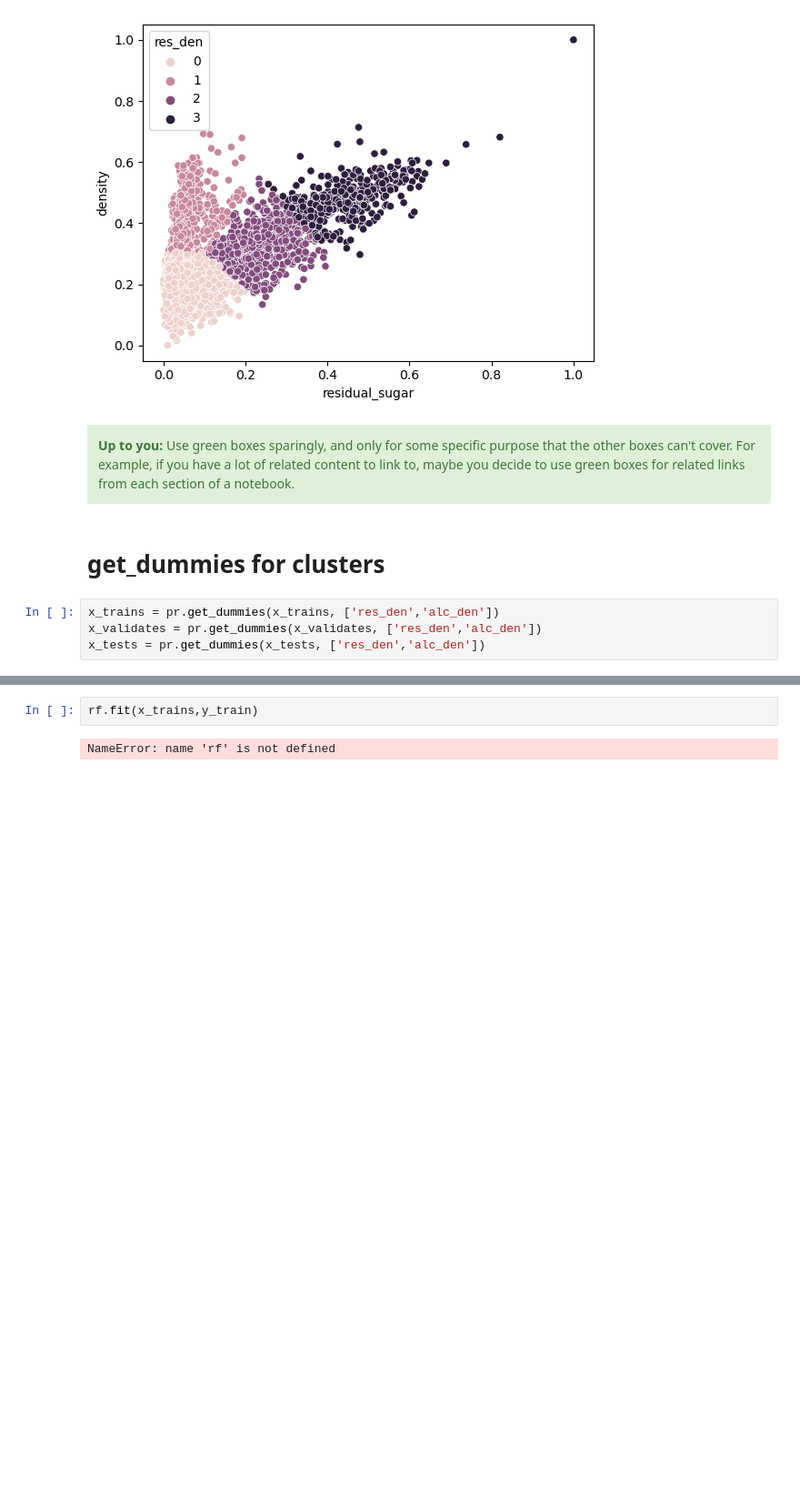
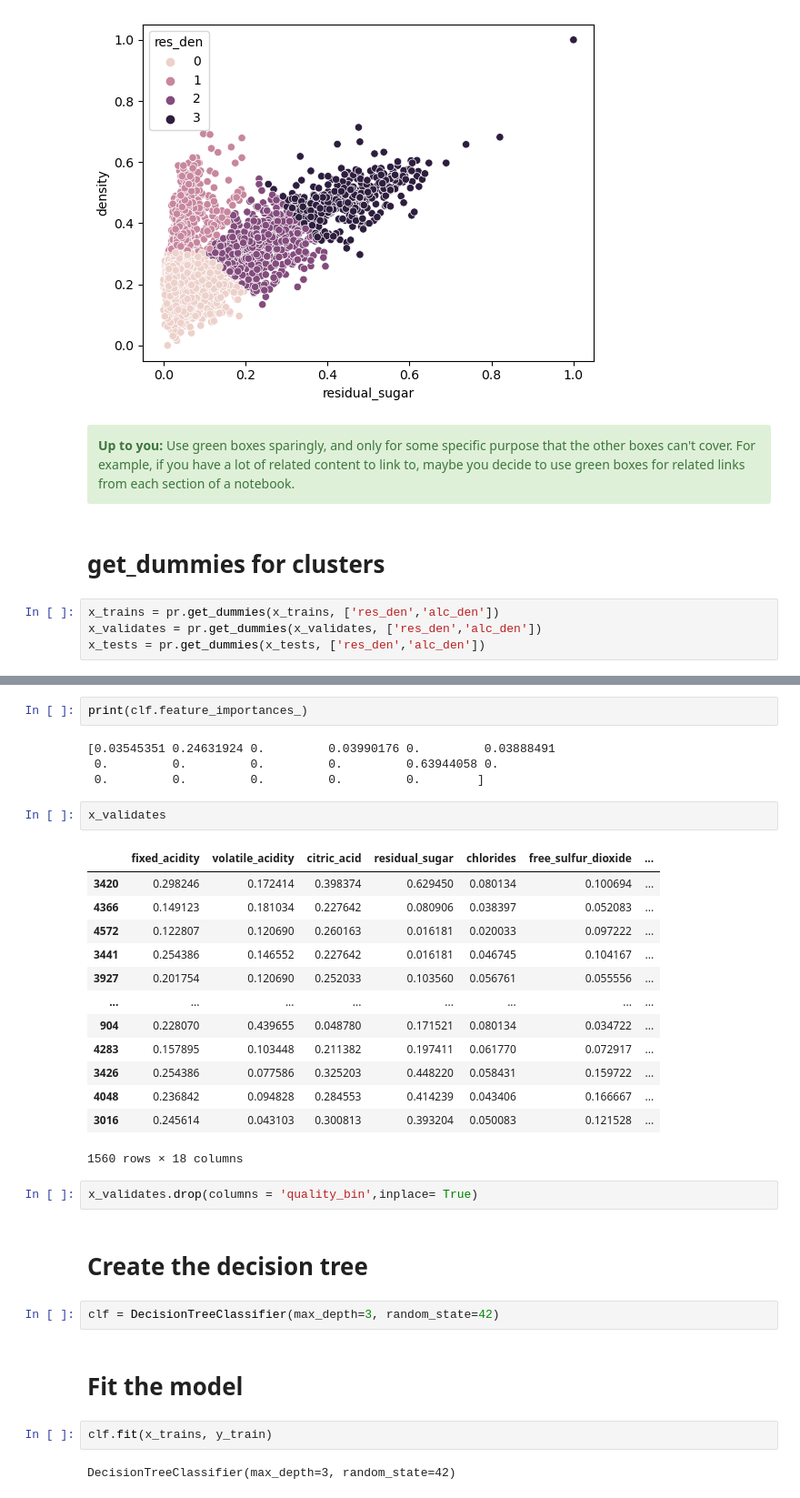
Before and after one commit to lets-wine-about-it/wine-research, a Jupyter notebook: wine-notebook.ipynb, the cells around one changed output, grey strips where cells are left out. Shown at 91% size. Saved outputs shown, nothing was run; the diff lists cells and outputs as text; blank space fills up the shorter version.

Commit message:
model dataframes added

```diff
--- a/wine-notebook.ipynb
+++ b/wine-notebook.ipynb
@@ -580,4 +600,34 @@ def fit_predict_dt(x_train, y_train, x_validate, x_test):
+# %%
+print(clf.feature_importances_)
+# %% [output]
+[0.03545351 0.24631924 0.         0.03990176 0.         0.03888491
+ 0.         0.         0.         0.         0.63944058 0.
+ 0.         0.         0.         0.         0.        ]
+# %%
+x_validates
+# %% [output]
+|  | fixed_acidity | volatile_acidity | citric_acid | residual_sugar | chlorides | free_sulfur_dioxide | ... |
+| 3420 | 0.298246 | 0.172414 | 0.398374 | 0.629450 | 0.080134 | 0.100694 | ... |
+| 4366 | 0.149123 | 0.181034 | 0.227642 | 0.080906 | 0.038397 | 0.052083 | ... |
+| 4572 | 0.122807 | 0.120690 | 0.260163 | 0.016181 | 0.020033 | 0.097222 | ... |
+| 3441 | 0.254386 | 0.146552 | 0.227642 | 0.016181 | 0.046745 | 0.104167 | ... |
+| 3927 | 0.201754 | 0.120690 | 0.252033 | 0.103560 | 0.056761 | 0.055556 | ... |
+| ... | ... | ... | ... | ... | ... | ... | ... |
+| 904 | 0.228070 | 0.439655 | 0.048780 | 0.171521 | 0.080134 | 0.034722 | ... |
+| 4283 | 0.157895 | 0.103448 | 0.211382 | 0.197411 | 0.061770 | 0.072917 | ... |
+| 3426 | 0.254386 | 0.077586 | 0.325203 | 0.448220 | 0.058431 | 0.159722 | ... |
+| 4048 | 0.236842 | 0.094828 | 0.284553 | 0.414239 | 0.043406 | 0.166667 | ... |
+| 3016 | 0.245614 | 0.043103 | 0.300813 | 0.393204 | 0.050083 | 0.121528 | ... |
+1560 rows × 18 columns
+# %%
+x_validates.drop(columns = 'quality_bin',inplace= True)
+# %% [markdown]
+# Create the decision tree
+# %%
+clf = DecisionTreeClassifier(max_depth=3, random_state=42)
+# %% [markdown]
+# Fit the model
 # %%
-rf.fit(x_trains,y_train)
+clf.fit(x_trains, y_train)
 # %% [output]
-NameError: name 'rf' is not defined
+DecisionTreeClassifier(max_depth=3, random_state=42)
```
Also changed, not shown: parts of 35 cells of this notebook.
